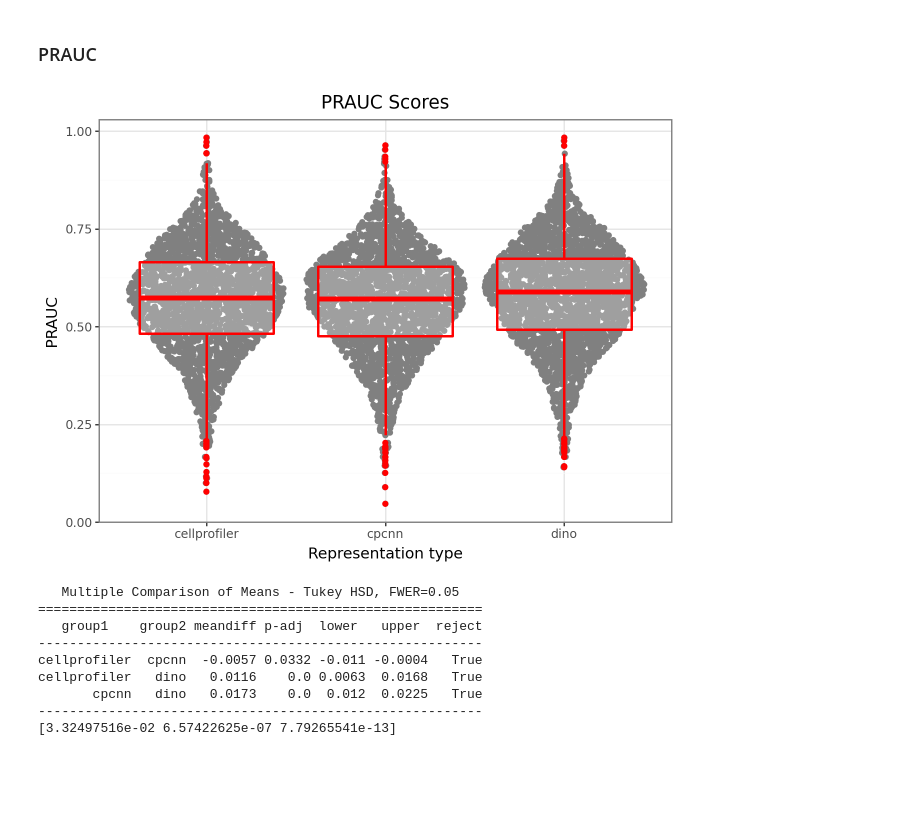
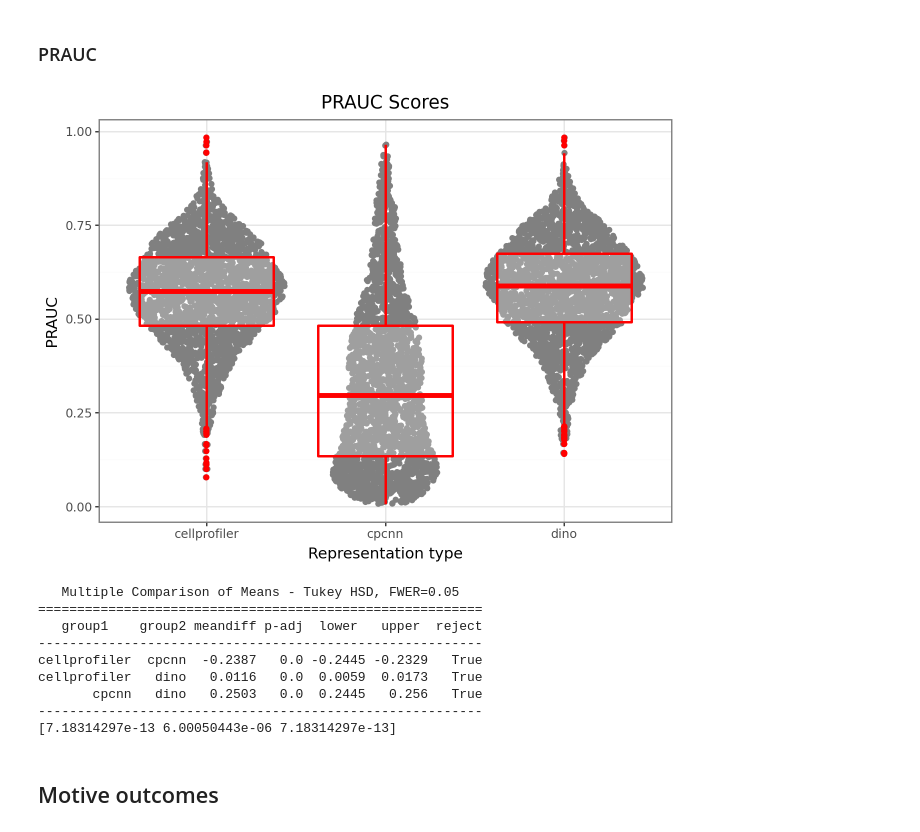
Before and after one commit to jessica-ewald/2024_09_09_Axiom_OASIS, a Jupyter notebook: 2_downstream_analysis/4C_compare_classifier_representations.ipynb, the cells around one changed output. Drawn from its saved outputs; the diff is of its cells as text; code cells hidden in the pictures; blank space fills up the shorter version.

Commit message:
extend metric analysis to motive

```diff
--- a/2_downstream_analysis/4C_compare_classifier_representations.ipynb
+++ b/2_downstream_analysis/4C_compare_classifier_representations.ipynb
@@ -9,3 +9,6 @@ preds = pl.read_parquet("./compiled_results/compiled_metrics.parquet")
+# %%
+seal_preds = pl.read_parquet("./compiled_results/compiled_seal_metrics.parquet")
+df_pandas = seal_preds.to_pandas()
 # %% [markdown]
 ### AUROC
 # %%
@@ -87,19 +90,19 @@ cellprofiler   dino   0.0059    0.0  0.0028 0.0091   True
 # %%
 from plotnine import ggplot, aes, geom_sina, geom_boxplot, labs, theme_bw
 
 plot = (
-    ggplot(preds, aes(x='Feat_type', y='PRAUC'))
+    ggplot(seal_preds, aes(x='Feat_type', y='PRAUC'))
     + geom_sina(color="grey")
     + geom_boxplot(color="red", alpha=0.25, size=1)
     + labs(title='PRAUC Scores', x='Representation type', y='PRAUC')
     + theme_bw()
 )
 plot.show()
 # %% [output]
-[figure, old version]
+[figure, new version]
 # %%
 # PR-AUC
-model = smf.mixedlm("PRAUC ~ Feat_type", preds.to_pandas(), groups=df_pandas["Metadata_Label"],
+model = smf.mixedlm("PRAUC ~ Feat_type", df_pandas, groups=df_pandas["Metadata_Label"],
                     re_formula="~Metadata_AggType")
 result = model.fit()
 df_pandas["fitted_values"] = result.fittedvalues
@@ -115,8 +118,10 @@ print(tukey_pvals)
 =========================================================
    group1    group2 meandiff p-adj  lower   upper  reject
 ---------------------------------------------------------
-cellprofiler  cpcnn  -0.0057 0.0332 -0.011 -0.0004   True
-cellprofiler   dino   0.0116    0.0 0.0063  0.0168   True
-       cpcnn   dino   0.0173    0.0  0.012  0.0225   True
+cellprofiler  cpcnn  -0.2387   0.0 -0.2445 -0.2329   True
+cellprofiler   dino   0.0116   0.0  0.0059  0.0173   True
+       cpcnn   dino   0.2503   0.0  0.2445   0.256   True
 ---------------------------------------------------------
-[3.32497516e-02 6.57422625e-07 7.79265541e-13]
+[7.18314297e-13 6.00050443e-06 7.18314297e-13]
+# %% [markdown]
+## Motive outcomes
```
Also changed, not shown: parts of 13 cells of this notebook, 6 other files.
